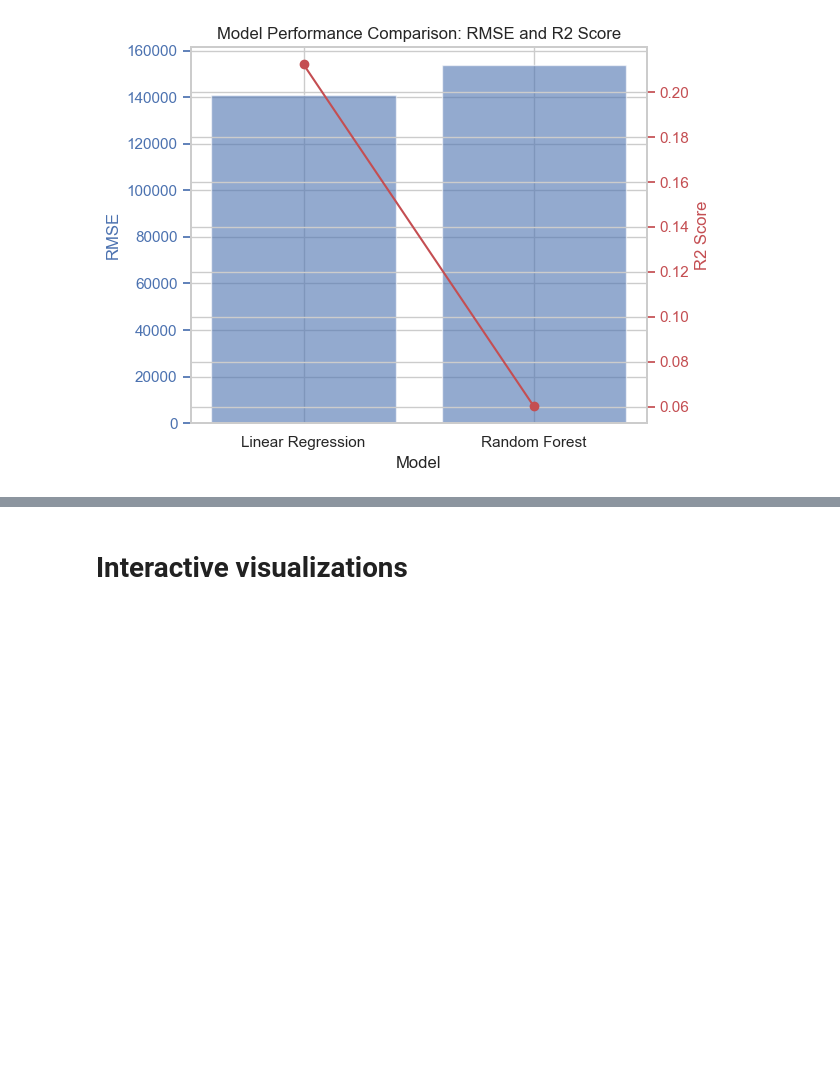
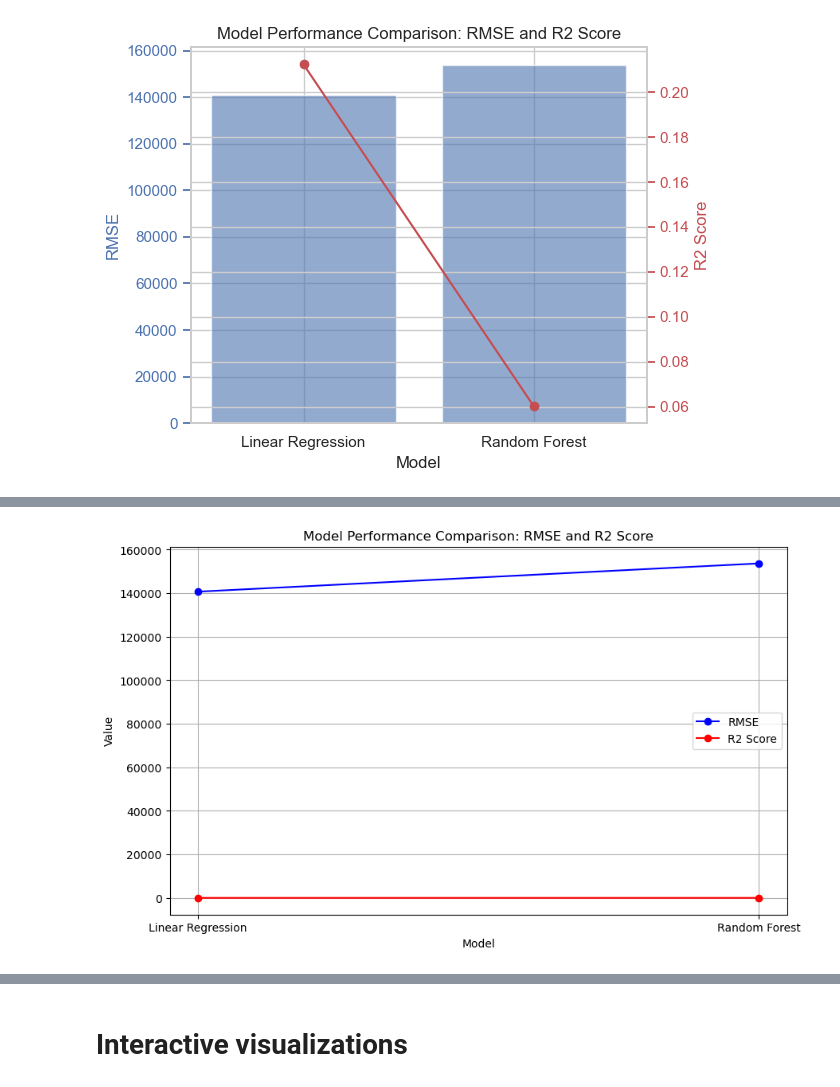
Before and after one commit to sba23022/sba23022, a Jupyter notebook: CA2_TransportFlowForecast_Analysis-checkpoint.ipynb, the cells around one changed output, grey strips where cells are left out. Drawn from its saved outputs; the diff is of its cells as text; code cells hidden in the pictures; blank space fills up the shorter version.

```diff
--- a/CA2_TransportFlowForecast_Analysis-checkpoint.ipynb
+++ b/CA2_TransportFlowForecast_Analysis-checkpoint.ipynb
@@ -2131,0 +2202,23 @@ plt.show()
+# %%
+import matplotlib.pyplot as plt
+
+# Data for plotting
+models = ['Linear Regression', 'Random Forest']
+rmse_values = [140699.034623, 153686.186116]
+r2_scores = [0.212339, 0.060218]
+
+# Create line plots
+plt.figure(figsize=(10, 6))
+
+plt.plot(models, rmse_values, marker='o', label='RMSE', linestyle='-', color='blue')
+plt.plot(models, r2_scores, marker='o', label='R2 Score', linestyle='-', color='red')
+
+plt.xlabel('Model')
+plt.ylabel('Value')
+plt.title('Model Performance Comparison: RMSE and R2 Score')
+plt.legend()
+plt.grid()
+
+plt.show()
+# %% [output]
+[figure, added]
```
Also changed, not shown: parts of 16 cells of this notebook.
